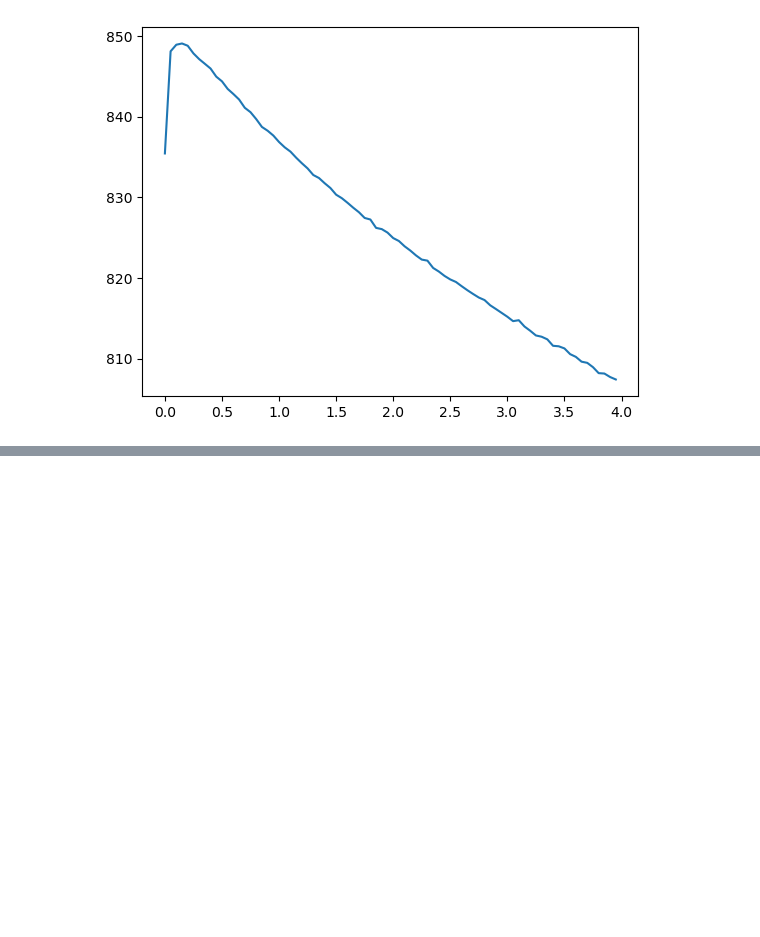
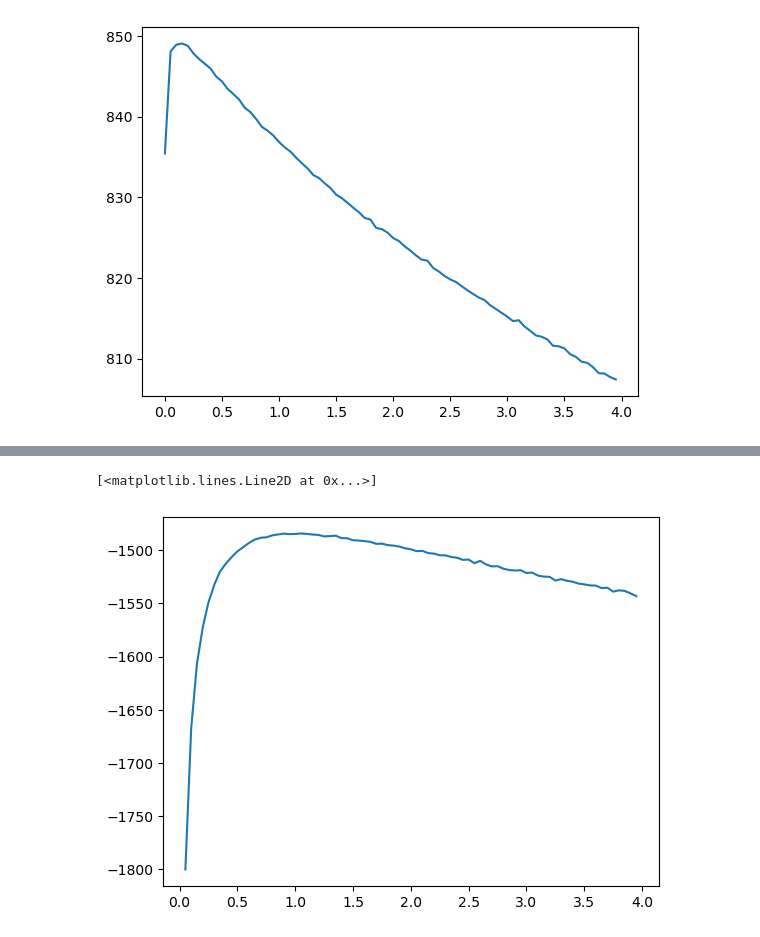
Before and after one commit to Gautam-Chauhan/Advanced-Simulation-Coursework, a Jupyter notebook: Q3.ipynb, the cells around one changed output, grey strips where cells are left out. Cells and saved outputs as stored; diff of their text form; code cells hidden in the pictures; blank space fills up the shorter version.

```diff
--- a/Q3.ipynb
+++ b/Q3.ipynb
@@ -605,0 +669,11 @@ plt.plot(sigma2s,likelihoods)
+# %%
+beta2s = np.arange(0.05,4,0.05)
+likelihoods = []
+for beta2 in beta2s:
+    unnormalised_weights, X = SIR(observations,N=1000,rho=0.9,sigma2=0.15,beta2=beta2)
+    likelihoods.append(compute_marginal_likelihood(unnormalised_weights))
+# %%
+plt.plot(beta2s,likelihoods)
+# %% [output]
+[<matplotlib.lines.Line2D at 0x...>]
+[figure, added]
```
Also changed, not shown: parts of 43 cells of this notebook.
